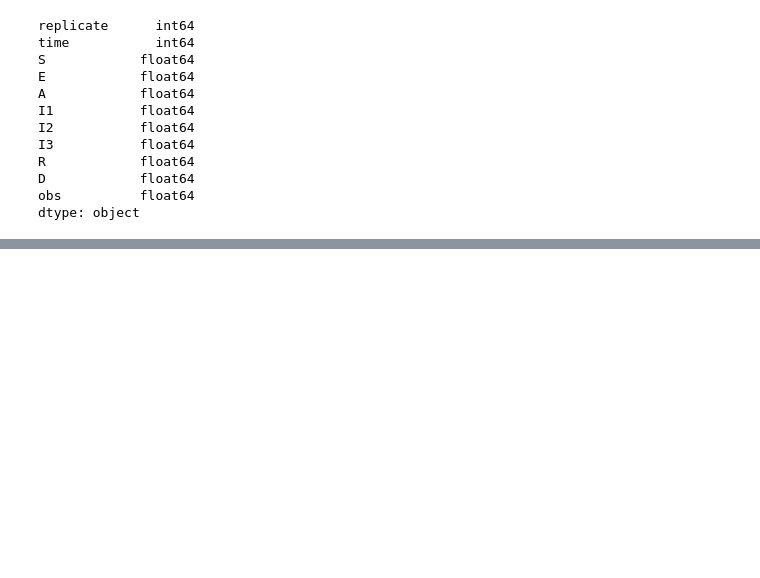
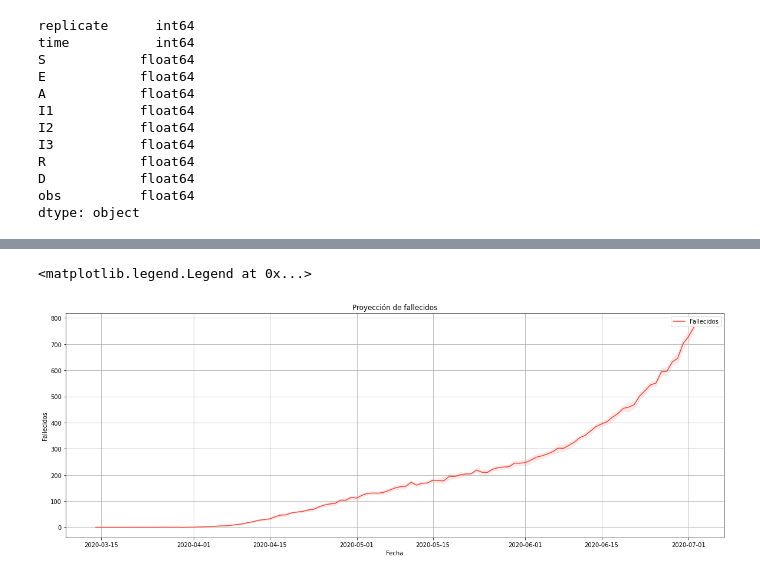
Before and after one commit to andrespd1/siscovid, a Jupyter notebook: Meta.ipynb, the cells around one changed output, grey strips where cells are left out. Drawn from its saved outputs; the diff is of its cells as text; code cells hidden in the pictures; blank space fills up the shorter version.

```diff
--- a/Meta.ipynb
+++ b/Meta.ipynb
@@ -82,0 +89,9 @@ meta.head( 20 )
+# %%
+meta_grouped = meta_grouped.merge( time, how = 'left', on = 'time' )
+# %%
+meta_grouped = meta_grouped.loc[ meta_grouped[ 'date' ].notnull() ]
+# %%
+meta_grouped[ 'obs_lower' ] = meta_grouped[ 'obs_mean' ] - meta_grouped[ 'obs_ci' ]
+meta_grouped[ 'obs_upper' ] = meta_grouped[ 'obs_mean' ] + meta_grouped[ 'obs_ci' ]
+# %%
+meta_grouped[ 'city' ] = city
@@ -82,0 +116,14 @@ meta.head( 20 )
+# %%
+fig, ax = plt.subplots( figsize = ( 20, 7 ) )
+
+ax.plot( meta_grouped[ 'date' ], meta_grouped[ 'obs_mean' ], label = 'Fallecidos', color = '#f64438' )
+ax.fill_between( meta_grouped[ 'date' ], meta_grouped[ 'obs_lower' ], meta_grouped[ 'obs_upper' ], color = '#f64438', alpha = .1 )
+
+plt.title( 'Proyección de fallecidos' )
+plt.xlabel( 'Fecha' )
+plt.ylabel( 'Fallecidos' )
+plt.grid( True )
+plt.legend()
+# %% [output]
+<matplotlib.legend.Legend at 0x...>
+[figure, added]
```
Also changed, not shown: parts of 12 cells of this notebook, 17 other files.
